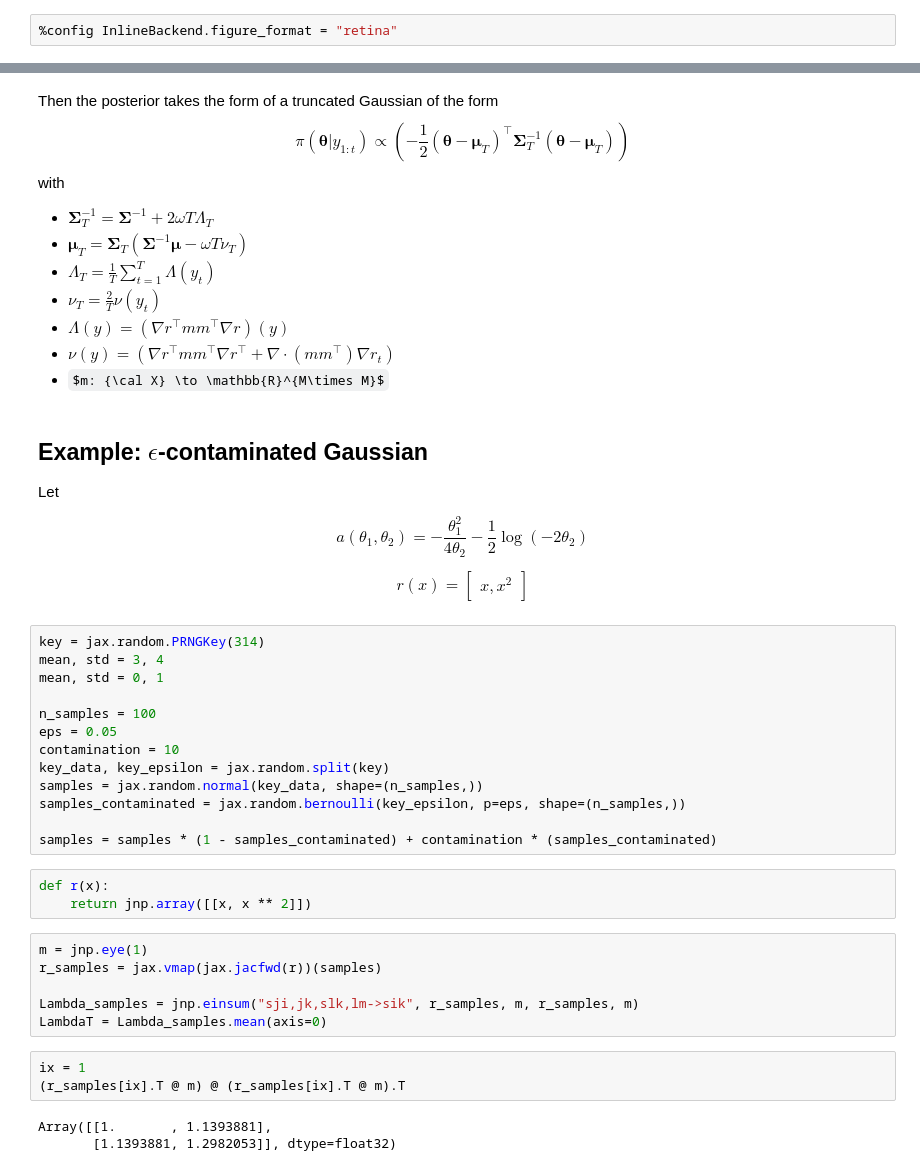
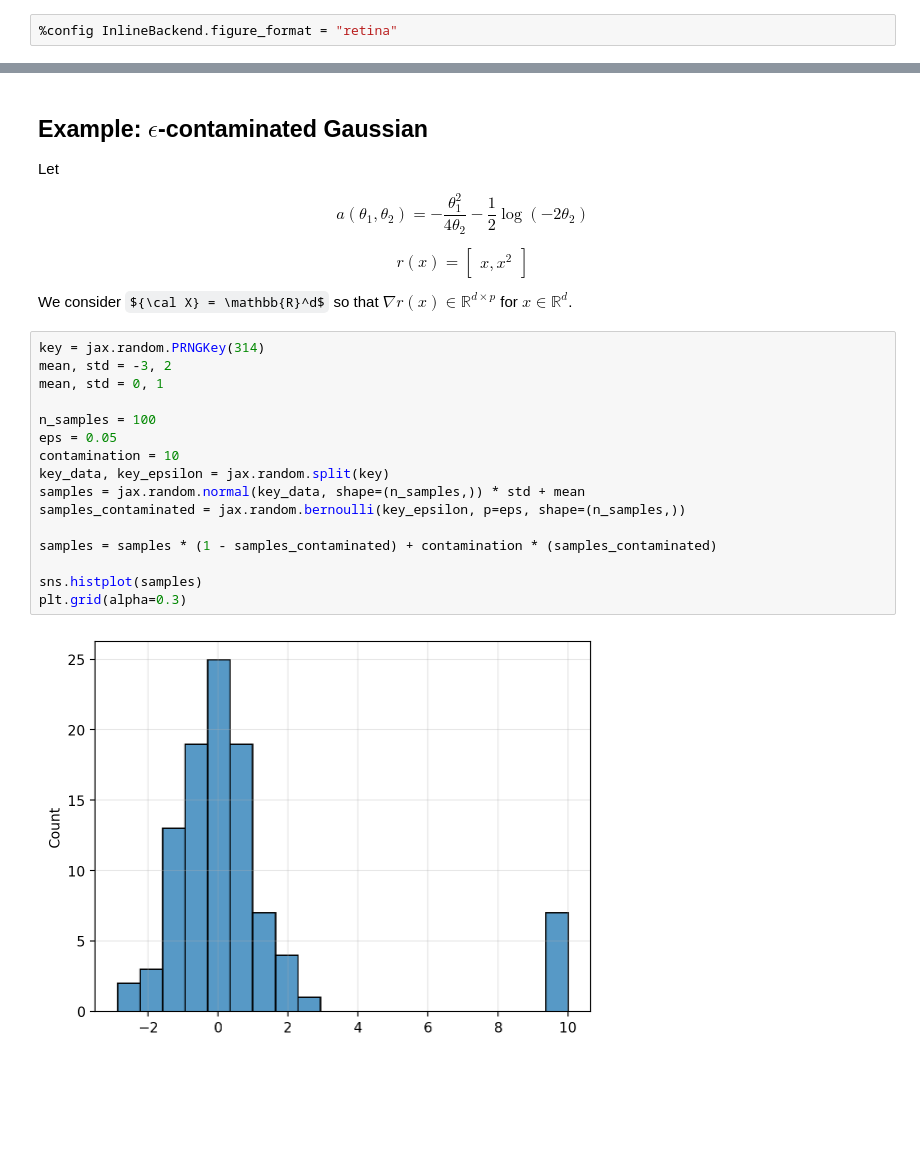
Before and after one commit to gerdm/bayes, a Jupyter notebook: difussion-score-matching.ipynb, the cells around one changed output, grey strips where cells are left out. Cells and saved outputs as stored; diff of their text form; some formulas as TeX source; blank space fills up the shorter version.

```diff
--- a/difussion-score-matching.ipynb
+++ b/difussion-score-matching.ipynb
@@ -29,19 +46,3 @@ with
-# %% [markdown]
-Then the posterior takes the form of a truncated Gaussian of the form
-$$
-    \pi(\boldsymbol\theta \vert y_{1:t}) \propto
-    \left(
-        -\frac{1}{2}(\boldsymbol\theta - \boldsymbol\mu_T)^\intercal \boldsymbol\Sigma_T^{-1} (\boldsymbol\theta - \boldsymbol\mu_T)
-    \right)
-$$
-with
-* $\boldsymbol\Sigma_T^{-1} = \boldsymbol\Sigma^{-1} + 2\omega T \Lambda_T$
-* $\boldsymbol\mu_T = \boldsymbol\Sigma_T (\boldsymbol\Sigma^{-1}\boldsymbol\mu - \omega T \nu_T)$
-* $\Lambda_T = \frac{1}{T}\sum_{t=1}^T \Lambda(y_t)$
-* $\nu_T = \frac{2}{T} \nu(y_t)$
-* $\Lambda(y) = \left( \nabla r^\intercal m m^\intercal \nabla r \right)(y)$
-* $\nu(y) = \left( \nabla r^\intercal m m^\intercal \nabla r^\intercal + \nabla\cdot (mm^\intercal)\nabla r_t \right)$
-* $m: {\cal X} \to \mathbb{R}^{M\times M}$
 # %% [markdown]
 ## Example: $\epsilon$-contaminated Gaussian
 
@@ -57,31 +58,23 @@ $$
     x, x ^2
     \end{bmatrix}
 $$
+
+We consider ${\cal X} = \mathbb{R}^d$ so that $\nabla r(x) \in \mathbb{R}^{d\times p}$ for $x \in \mathbb{R}^d$.
 # %%
 key = jax.random.PRNGKey(314)
-mean, std = 3, 4
+mean, std = -3, 2
 mean, std = 0, 1
 
 n_samples = 100
 eps = 0.05
 contamination = 10
 key_data, key_epsilon = jax.random.split(key)
-samples = jax.random.normal(key_data, shape=(n_samples,))
+samples = jax.random.normal(key_data, shape=(n_samples,)) * std + mean
 samples_contaminated = jax.random.bernoulli(key_epsilon, p=eps, shape=(n_samples,))
 
 samples = samples * (1 - samples_contaminated) + contamination * (samples_contaminated)
+
+sns.histplot(samples)
+plt.grid(alpha=0.3)
+# %% [output]
+[figure, added]
-# %%
-def r(x):
-    return jnp.array([[x, x ** 2]])
-# %%
-m = jnp.eye(1)
-r_samples = jax.vmap(jax.jacfwd(r))(samples)
-
-Lambda_samples = jnp.einsum("sji,jk,slk,lm->sik", r_samples, m, r_samples, m)
-LambdaT = Lambda_samples.mean(axis=0)
-# %%
-ix = 1
-(r_samples[ix].T @ m) @ (r_samples[ix].T @ m).T
-# %% [output]
-Array([[1.       , 1.1393881],
-       [1.1393881, 1.2982053]], dtype=float32)
```
Also changed, not shown: parts of 15 cells of this notebook.
